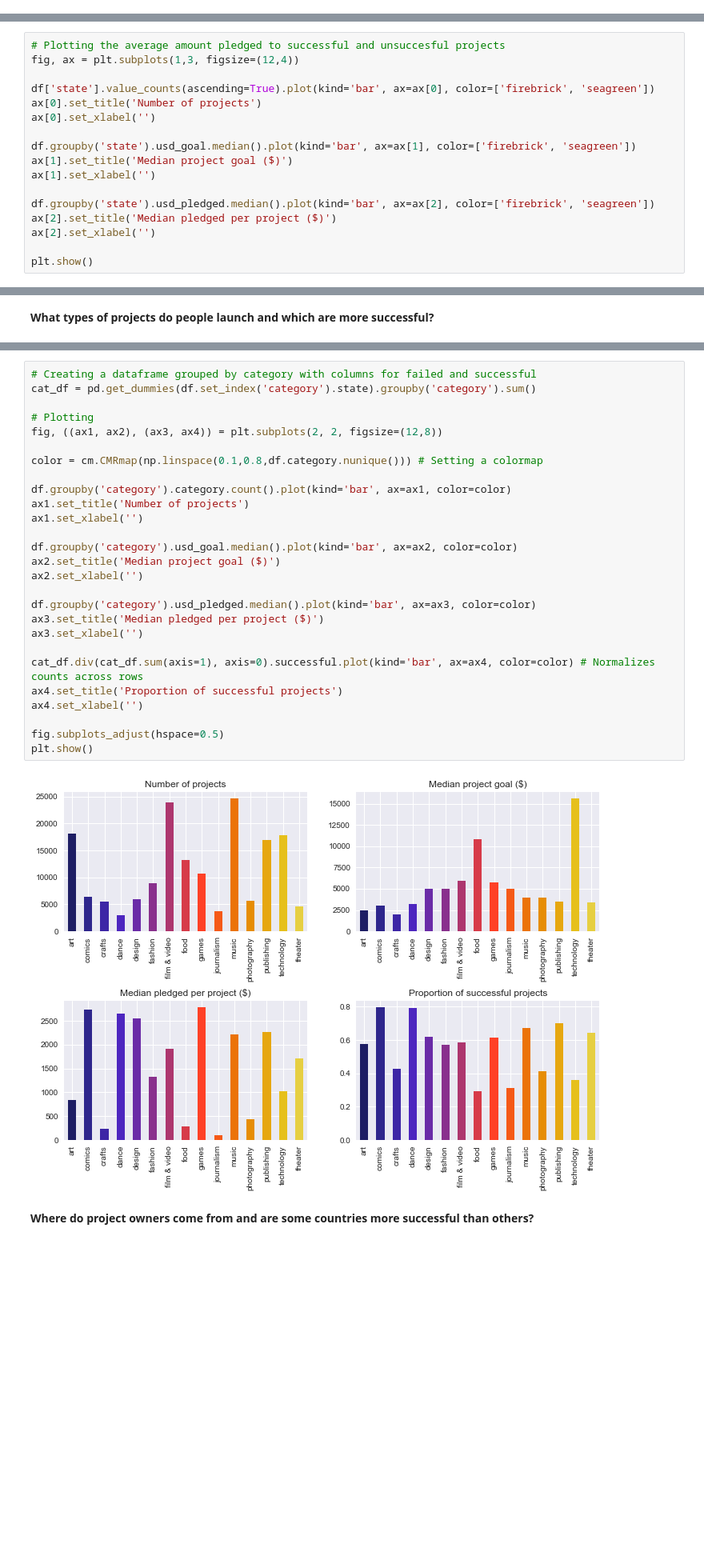
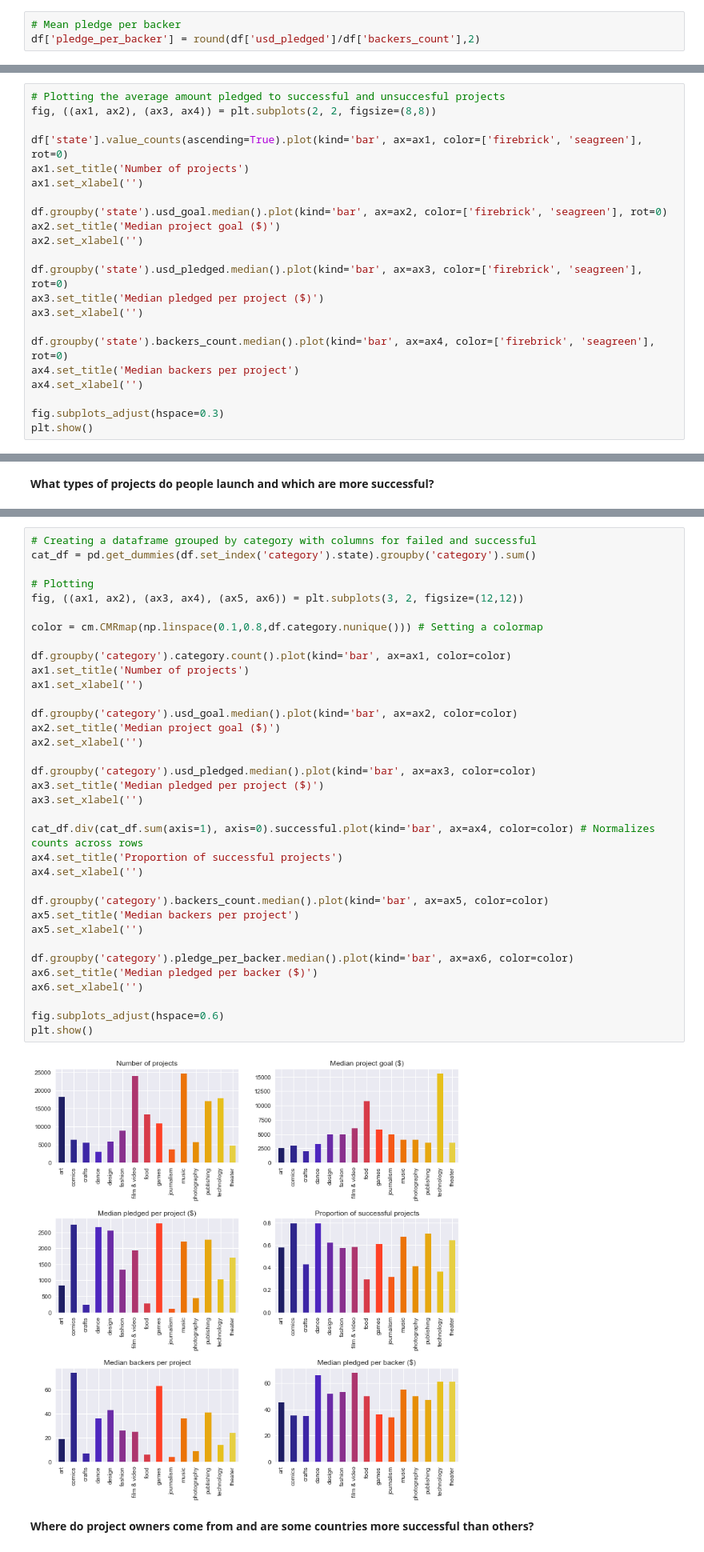
Before and after one commit to L-Lewis/Kickstarter-success-machine-learning, a Jupyter notebook: student.ipynb, the cells around one changed output, grey strips where cells are left out. Shown at 80% size. Cells and saved outputs as stored; diff of their text form; blank space fills up the shorter version.

```diff
--- a/student.ipynb
+++ b/student.ipynb
@@ -342,6 +360,9 @@ def two_hour_deadline(row):
 df['deadline_time'] = df.apply(two_hour_deadline, axis=1) # Calculates bins from launch_time
 
 df.drop('deadline_hour', axis=1, inplace=True)
+# %%
+# Mean pledge per backer
+df['pledge_per_backer'] = round(df['usd_pledged']/df['backers_count'],2)
 # %% [markdown]
 **Checking for null values**
 # %%
@@ -760,18 +785,23 @@ The graphs below show the number of successful and failed projects launched on t
 # %%
 # Plotting the average amount pledged to successful and unsuccesful projects
-fig, ax = plt.subplots(1,3, figsize=(12,4))
+fig, ((ax1, ax2), (ax3, ax4)) = plt.subplots(2, 2, figsize=(8,8))
 
-df['state'].value_counts(ascending=True).plot(kind='bar', ax=ax[0], color=['firebrick', 'seagreen'])
-ax[0].set_title('Number of projects')
-ax[0].set_xlabel('')
+df['state'].value_counts(ascending=True).plot(kind='bar', ax=ax1, color=['firebrick', 'seagreen'], rot=0)
+ax1.set_title('Number of projects')
+ax1.set_xlabel('')
 
-df.groupby('state').usd_goal.median().plot(kind='bar', ax=ax[1], color=['firebrick', 'seagreen'])
-ax[1].set_title('Median project goal ($)')
-ax[1].set_xlabel('')
+df.groupby('state').usd_goal.median().plot(kind='bar', ax=ax2, color=['firebrick', 'seagreen'], rot=0)
+ax2.set_title('Median project goal ($)')
+ax2.set_xlabel('')
 
-df.groupby('state').usd_pledged.median().plot(kind='bar', ax=ax[2], color=['firebrick', 'seagreen'])
-ax[2].set_title('Median pledged per project ($)')
-ax[2].set_xlabel('')
+df.groupby('state').usd_pledged.median().plot(kind='bar', ax=ax3, color=['firebrick', 'seagreen'], rot=0)
+ax3.set_title('Median pledged per project ($)')
+ax3.set_xlabel('')
 
+df.groupby('state').backers_count.median().plot(kind='bar', ax=ax4, color=['firebrick', 'seagreen'], rot=0)
+ax4.set_title('Median backers per project')
+ax4.set_xlabel('')
+
+fig.subplots_adjust(hspace=0.3)
 plt.show()
 # %% [output]
@@ -892,32 +922,40 @@ There are 15 project categories, of which music is the most common, followed by
 # %%
 # Creating a dataframe grouped by category with columns for failed and successful
 cat_df = pd.get_dummies(df.set_index('category').state).groupby('category').sum()
 
 # Plotting
-fig, ((ax1, ax2), (ax3, ax4)) = plt.subplots(2, 2, figsize=(12,8))
+fig, ((ax1, ax2), (ax3, ax4), (ax5, ax6)) = plt.subplots(3, 2, figsize=(12,12))
 
 color = cm.CMRmap(np.linspace(0.1,0.8,df.category.nunique())) # Setting a colormap
 
 df.groupby('category').category.count().plot(kind='bar', ax=ax1, color=color)
 ax1.set_title('Number of projects')
 ax1.set_xlabel('')
 
 df.groupby('category').usd_goal.median().plot(kind='bar', ax=ax2, color=color)
 ax2.set_title('Median project goal ($)')
 ax2.set_xlabel('')
 
 df.groupby('category').usd_pledged.median().plot(kind='bar', ax=ax3, color=color)
 ax3.set_title('Median pledged per project ($)')
 ax3.set_xlabel('')
 
 cat_df.div(cat_df.sum(axis=1), axis=0).successful.plot(kind='bar', ax=ax4, color=color) # Normalizes counts across rows
 ax4.set_title('Proportion of successful projects')
 ax4.set_xlabel('')
 
-fig.subplots_adjust(hspace=0.5)
+df.groupby('category').backers_count.median().plot(kind='bar', ax=ax5, color=color)
+ax5.set_title('Median backers per project')
+ax5.set_xlabel('')
+
+df.groupby('category').pledge_per_backer.median().plot(kind='bar', ax=ax6, color=color)
+ax6.set_title('Median pledged per backer ($)')
+ax6.set_xlabel('')
+
+fig.subplots_adjust(hspace=0.6)
 plt.show()
 # %% [output]
-[figure, old version]
+[figure, new version]
 # %% [markdown]
 **Where do project owners come from and are some countries more successful than others?**
 # %% [markdown]
```
Also changed, not shown: parts of 66 cells of this notebook.
